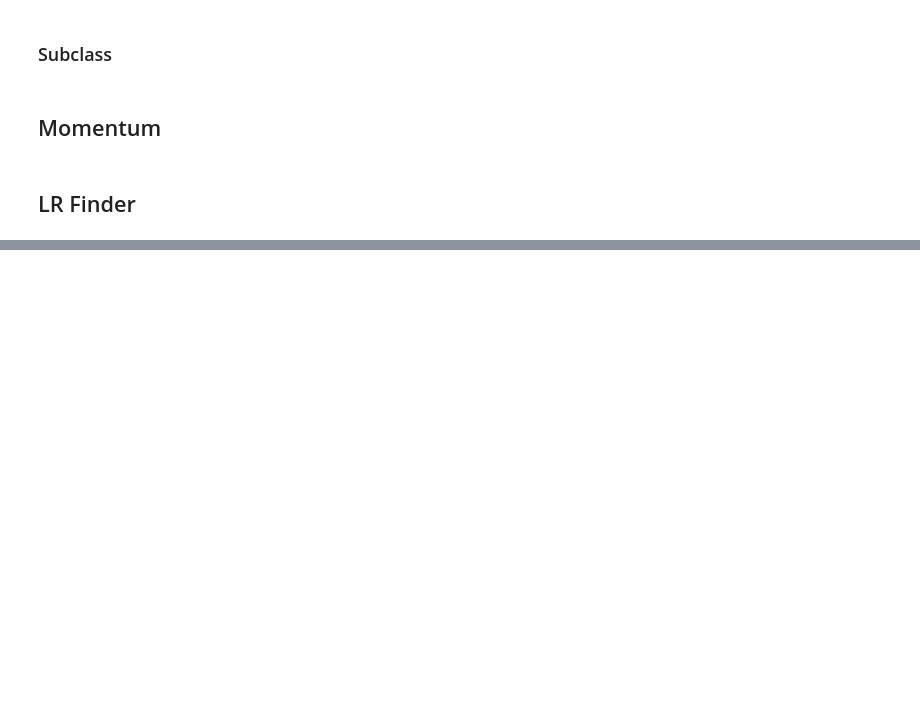
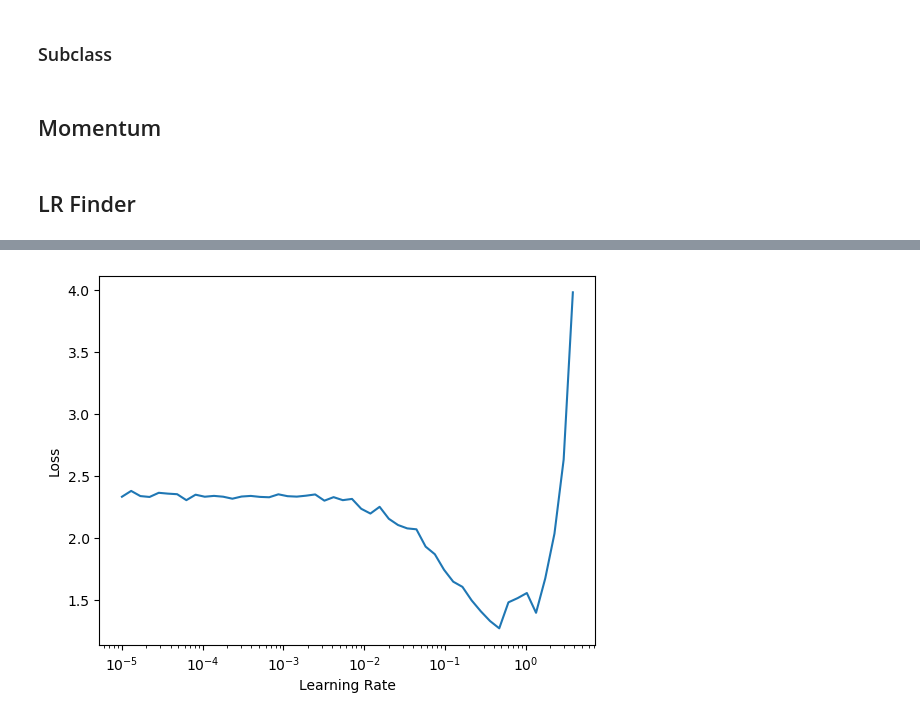
Before and after one commit to stroopwafl/miniai, a Jupyter notebook: nbs/03_learner.ipynb, the cells around one changed output, grey strips where cells are left out. Cells and saved outputs as stored; diff of their text form; code cells hidden in the pictures; blank space fills up the shorter version.

Commit message:
added lr_find as a function for easier calling

```diff
--- a/nbs/03_learner.ipynb
+++ b/nbs/03_learner.ipynb
@@ -138,6 +152,12 @@ class Learner:
             self.scheduler_step()
             self.zero_grad()
 
+    def lr_find(self):
+        lrf = LRFinderCB()
+        lrf.learn = self
+        self.cbs = self.cbs + [lrf]
+        self.fit(0.00001, 1, one_cycle=False)
+
     def callback(self, name):
         if self.cbs is not None:
             for cb in sorted(self.cbs, key=attrgetter('order')):
@@ -344,3 +364,9 @@ cbs = [DeviceCB(), MetricsCB(accuracy=MulticlassAccuracy()), ProgressCB(), LRFin
 model = get_model()
 learn = MomentumLearner(dls, model, cbs=cbs)
 learn.fit(0.001, 1)
+# %%
+cbs = [DeviceCB(), MetricsCB(accuracy=MulticlassAccuracy()), ProgressCB()]
+model = get_model()
+learn = BaseLearner(dls, model, cbs=cbs)
+learn.lr_find()
+# %% [output]
@@ -347,3 +375,4 @@ learn.fit(0.001, 1)
+[figure, added]
 # %%
 #| hide
 import nbdev; nbdev.nbdev_export()
```
Also changed, not shown: parts of 3 cells of this notebook, 2 other files.
